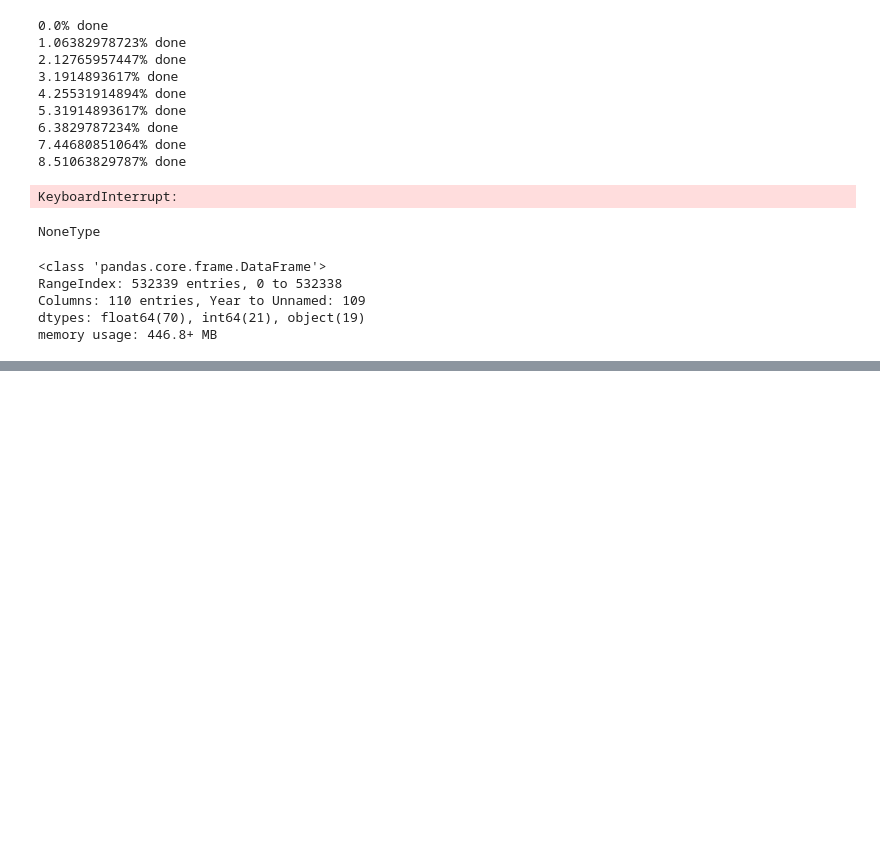
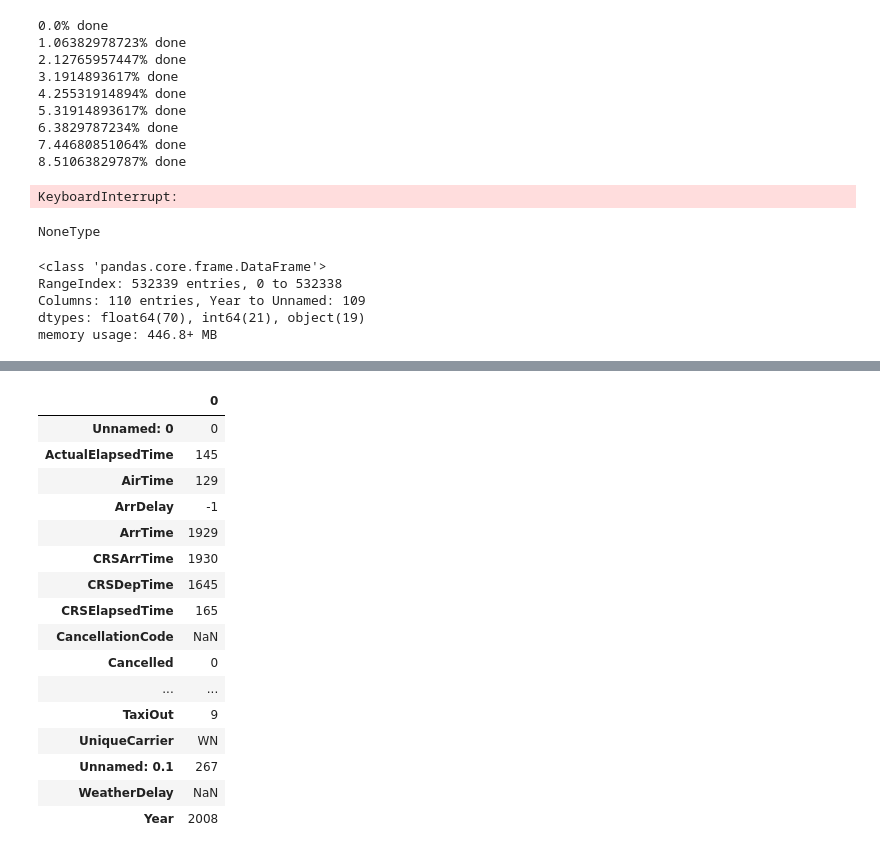
Before and after one commit to corbfost/flightdelaypredictor, a Jupyter notebook: random_testing.ipynb, the cells around one changed output, grey strips where cells are left out. Cells and saved outputs as stored; diff of their text form; code cells hidden in the pictures; blank space fills up the shorter version.

Commit message:
Data Processing Stage 2

```diff
--- a/random_testing.ipynb
+++ b/random_testing.ipynb
@@ -90,0 +134,2 @@ memory usage: 446.8+ MB
+# %%
+df = pd.read_csv('sea_limited_data/2008_on.csv')
@@ -90,0 +138,21 @@ memory usage: 446.8+ MB
+# %%
+pd.options.display.max_rows = 40
+df.head(1).T
+# %% [output]
+|  | 0 |
+| Unnamed: 0 | 0 |
+| ActualElapsedTime | 145 |
+| AirTime | 129 |
+| ArrDelay | -1 |
+| ArrTime | 1929 |
+| CRSArrTime | 1930 |
+| CRSDepTime | 1645 |
+| CRSElapsedTime | 165 |
+| CancellationCode | NaN |
+| Cancelled | 0 |
+| ... | ... |
+| TaxiOut | 9 |
+| UniqueCarrier | WN |
+| Unnamed: 0.1 | 267 |
+| WeatherDelay | NaN |
+| Year | 2008 |
```
Also changed, not shown: parts of 13 cells of this notebook, 3 other files.
